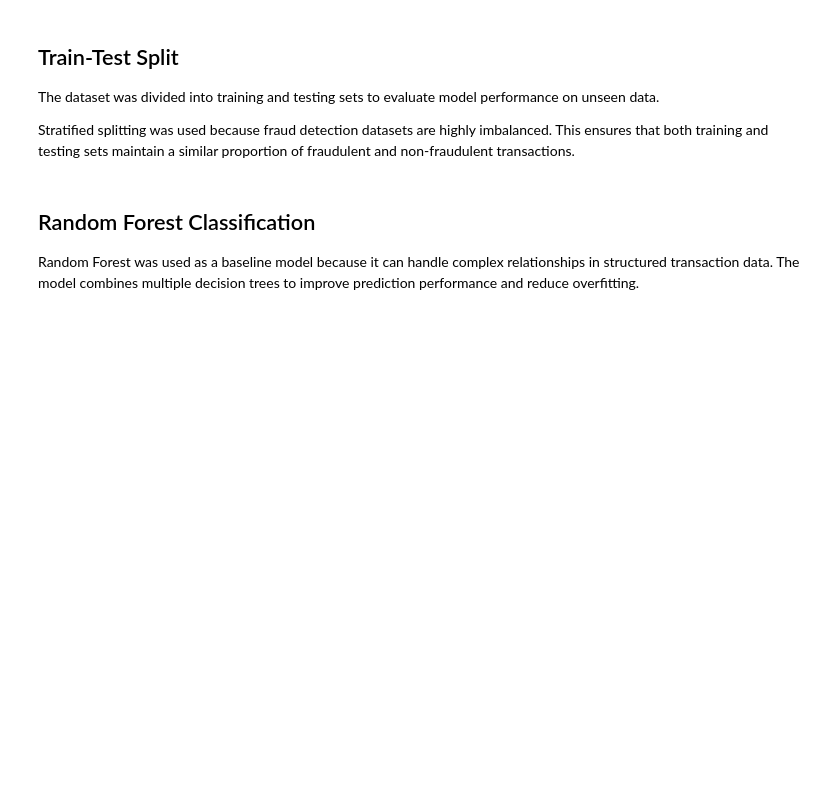
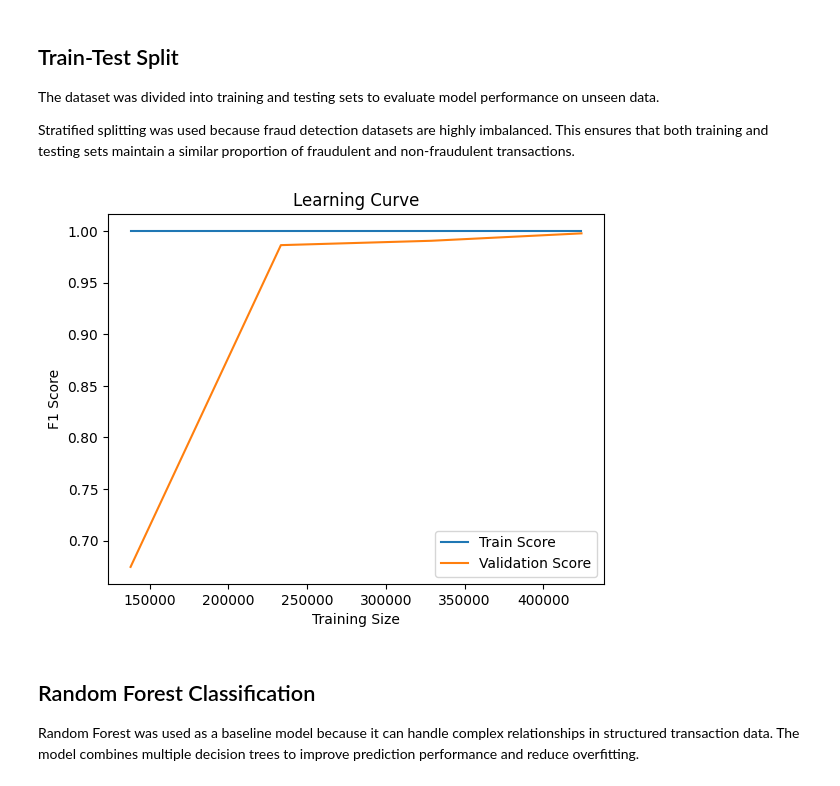
Before and after one commit to vuyozondo-ai/fraud-detection-final, a Jupyter notebook: fraud_detection_model.ipynb, the cells around one changed output. Saved outputs shown, nothing was run; the diff lists cells and outputs as text; code cells hidden in the pictures; blank space fills up the shorter version.

```diff
--- a/fraud_detection_model.ipynb
+++ b/fraud_detection_model.ipynb
@@ -221,6 +221,32 @@ X_test = X.iloc[split_index:]
 
 y_train = y.iloc[:split_index]
 y_test = y.iloc[split_index:]
+# %%
+from sklearn.model_selection import learning_curve
+import numpy as np
+import matplotlib.pyplot as plt
+
+train_sizes, train_scores, test_scores = learning_curve(
+    rf_model, X, y,
+    cv=3,
+    scoring='f1',
+    n_jobs=-1,
+    train_sizes=np.linspace(0.1, 1.0, 5)
+)
+
+train_mean = train_scores.mean(axis=1)
+test_mean = test_scores.mean(axis=1)
+
+plt.plot(train_sizes, train_mean, label="Train Score")
+plt.plot(train_sizes, test_mean, label="Validation Score")
+
+plt.xlabel("Training Size")
+plt.ylabel("F1 Score")
+plt.title("Learning Curve")
+plt.legend()
+plt.show()
+# %% [output]
+[figure, added]
 # %% [markdown]
 ## Random Forest Classification
 
```
Also changed, not shown: 1 other file.
